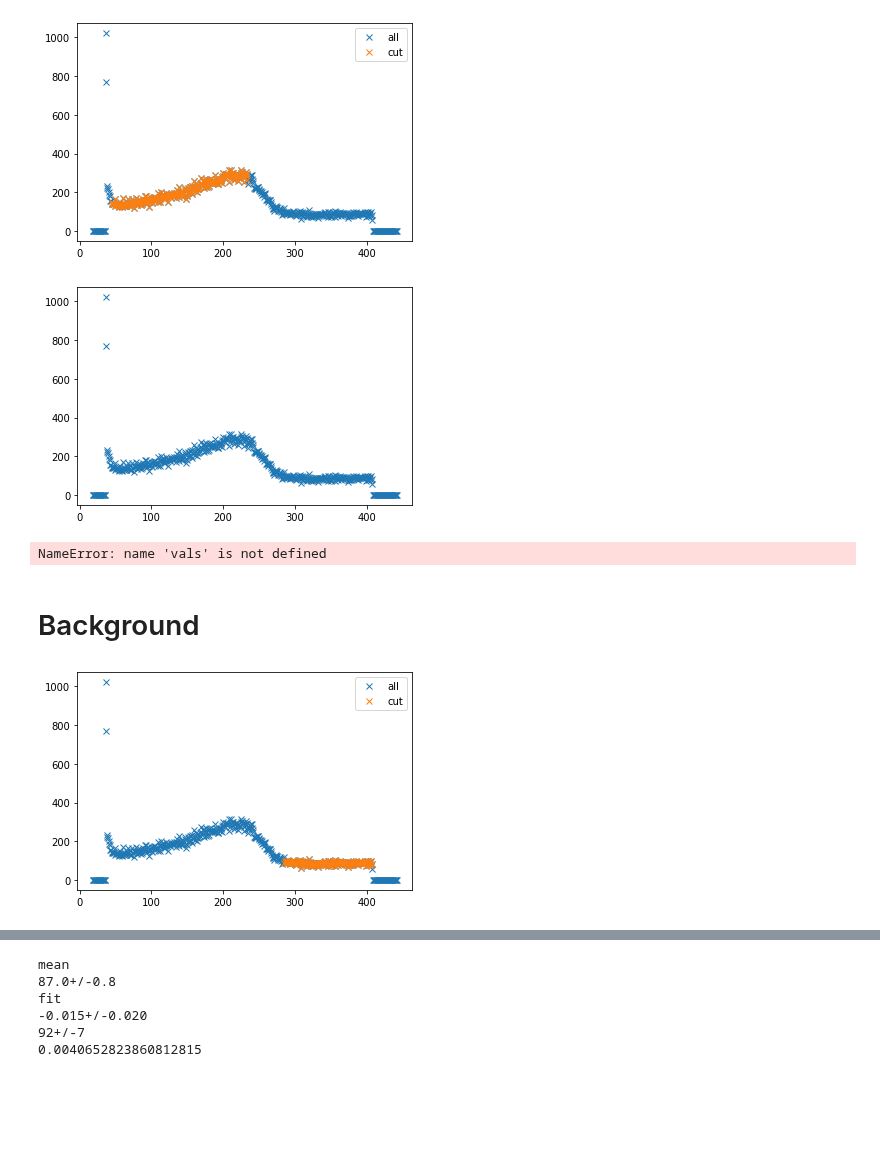
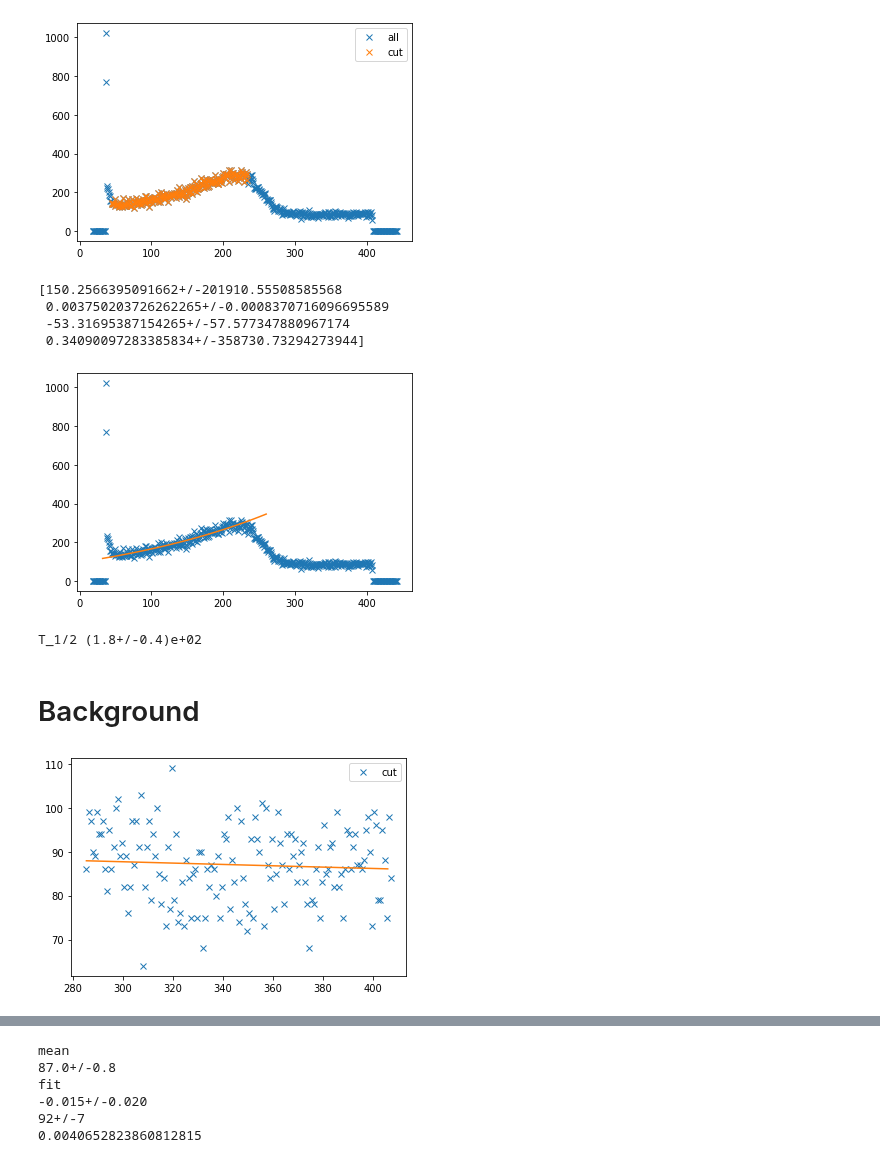
Before and after one commit to shockcookie/FP, a Jupyter notebook: KHWZ/coinc/Zeitkali.ipynb, the cells around one changed output, grey strips where cells are left out. Drawn from its saved outputs; the diff is of its cells as text; code cells hidden in the pictures; blank space fills up the shorter version.

```diff
--- a/KHWZ/coinc/Zeitkali.ipynb
+++ b/KHWZ/coinc/Zeitkali.ipynb
@@ -185,25 +188,31 @@ plt.show()
 # %%
-#vals,x_2=expfit_pm(val(x),val(y),p0=[30,0.1,1,1])
-#print(vals)
+vals,x_2=expfit_pm(val(x),val(y),p0=[30,0.1,1,1])
+print(vals)
+# %% [output]
+[150.2566395091662+/-201910.55508585568
+ 0.003750203726262265+/-0.0008370716096695589
+ -53.31695387154265+/-57.577347880967174
+ 0.34090097283385834+/-358730.73294273944]
 # %%
 xx = np.linspace(start,stop)
 plt.plot(val(data[0]),val(data[1]),"x")
-#plt.plot(xx,eexp(xx,*val(vals)))
+plt.plot(xx,eexp(xx,*val(vals)))
 plt.show()
 print("T_1/2",np.log(2)/vals[1])
-vertrag(98,np.log(2)/vals[1],np.log(2)/vals[1]**2)
 # %% [output]
-[figure, old version]
+[figure, new version]
-NameError: name 'vals' is not defined
+T_1/2 (1.8+/-0.4)e+02
 # %% [markdown]
 # Background
 # %%
 start2,stop2 = 321,468
 x = data[0][start2:stop2]
 y = data[1][start2:stop2]
-plt.plot(*val(data),"x",label="all")
+#plt.plot(*val(data),"x",label="all")
 plt.plot(val(x),val(y),"x",label="cut")
+xnew, ynew = TT.linfit(val(x),val(y))
+plt.plot(xnew,ynew)
 plt.legend()
 plt.show()
 # %% [output]
-[figure, old version]
+[figure, new version]
```
Also changed, not shown: parts of 45 cells of this notebook, 7 other files.
